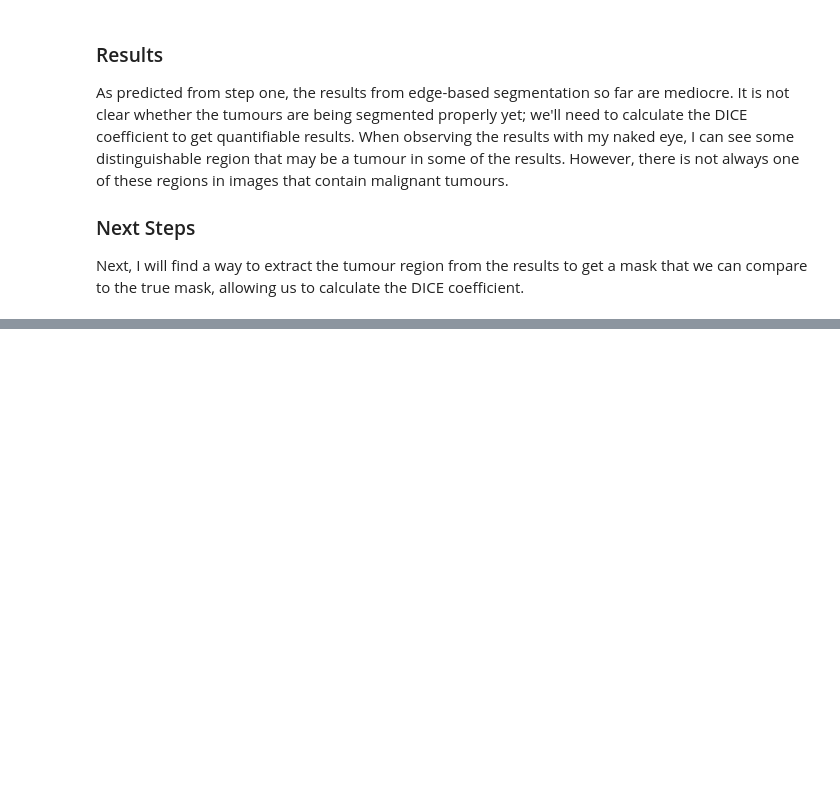
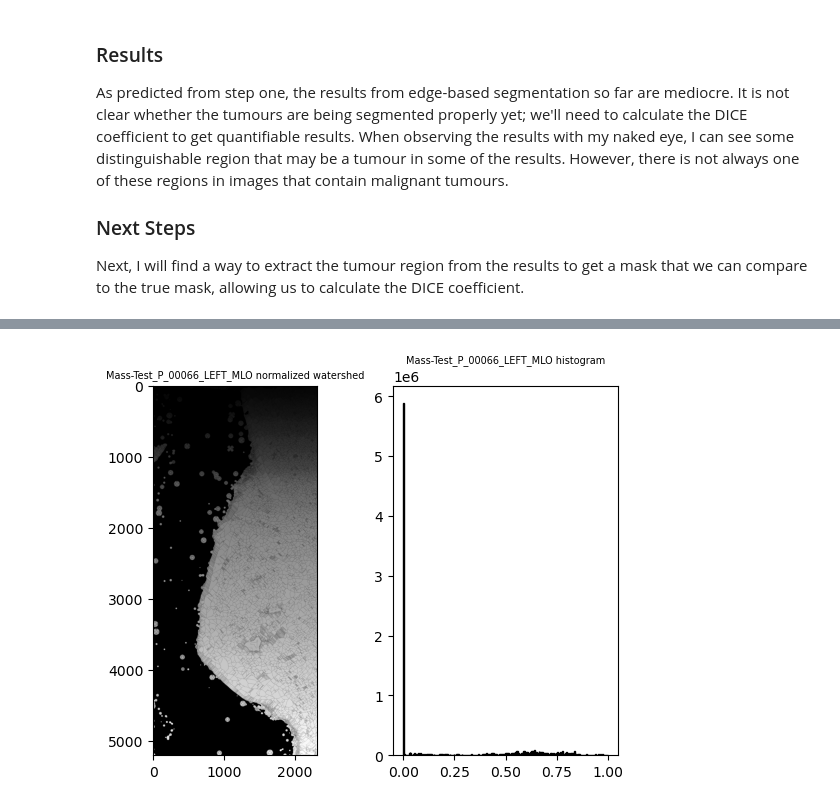
Before and after one commit to alexacalkhoven/BMEN509-FinalProject, a Jupyter notebook: edge_detection.ipynb, the cells around one changed output, grey strips where cells are left out. Cells and saved outputs as stored; diff of their text form; code cells hidden in the pictures; blank space fills up the shorter version.

```diff
--- a/edge_detection.ipynb
+++ b/edge_detection.ipynb
@@ -439,0 +481,19 @@ Next, I will find a way to extract the tumour region from the results to get a m
+# %%
+# Normalization
+import cv2
+
+# Normalize the image
+image_normalized = cv2.normalize(image_watershed, None, 0, 1.0, cv2.NORM_MINMAX, dtype=cv2.CV_32F)
+
+# Display
+plt.subplots(1, 2)
+plt.subplot(121)
+plt.title(display_name + " normalized watershed", fontsize=7)
+plt.imshow(image_normalized, plt.cm.gray)
+
+plt.subplot(122)
+plt.hist(image_normalized.ravel(), bins=256, range=(0.0, 1.0), fc='k', ec='k') #calculating histogram
+plt.title(display_name + " histogram", fontsize=7)
+plt.show()
+# %% [output]
+[figure, added]
```
Also changed, not shown: parts of 19 cells of this notebook.
